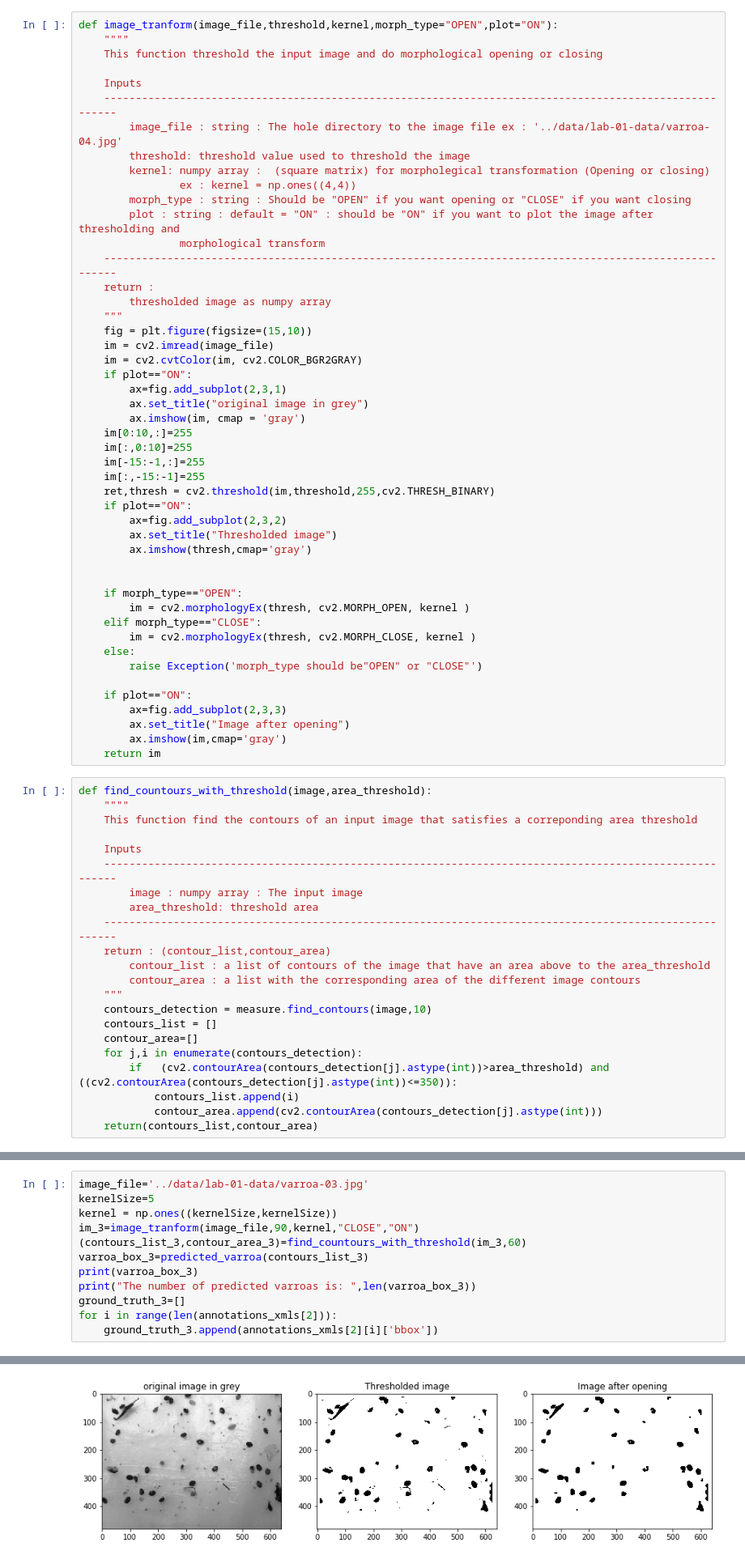
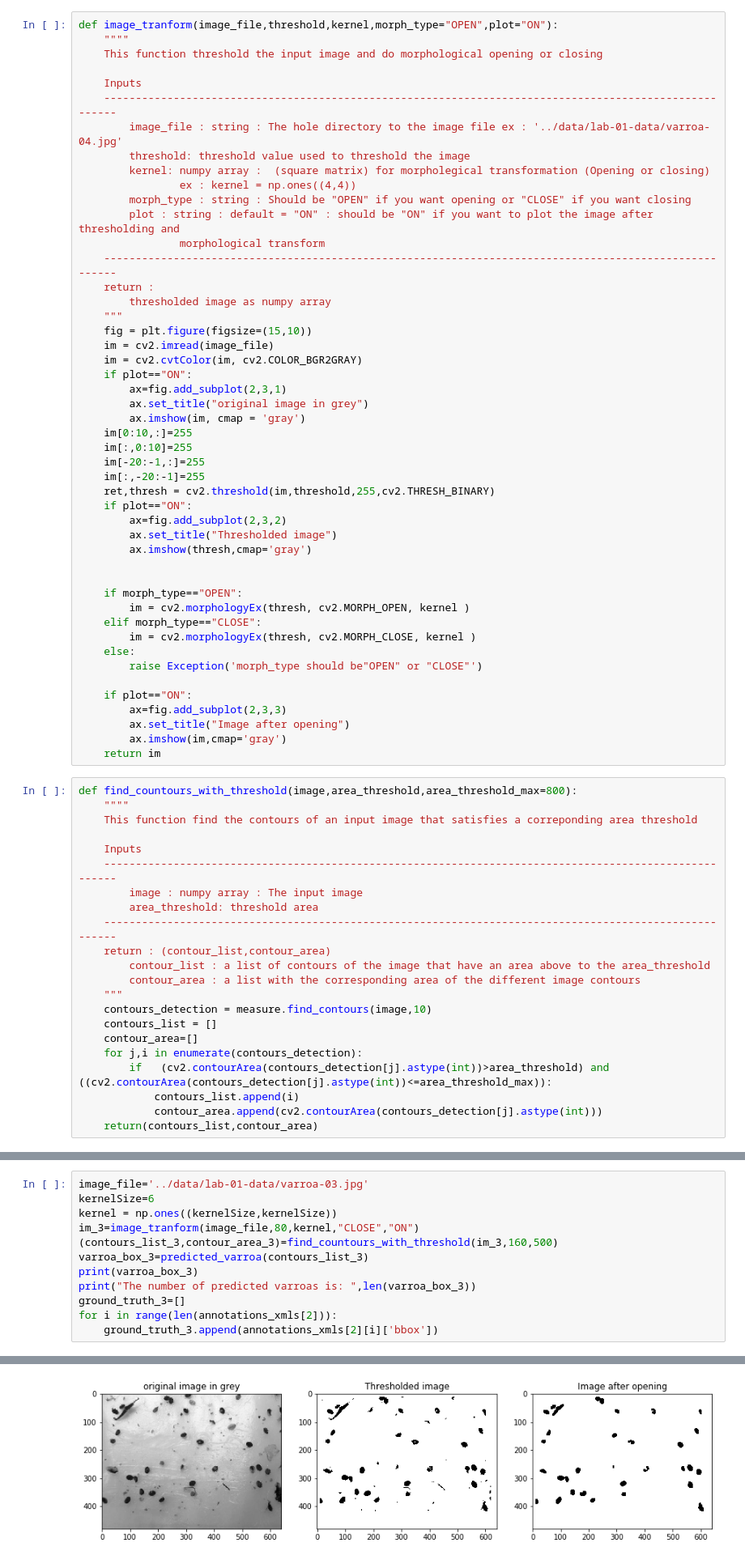
Before and after one commit to mfendri2/ImageAnalysisEPFL, a Jupyter notebook: Lab1_Image_seg/lab_01_segmentation.ipynb, the cells around one changed output, grey strips where cells are left out. Shown at 81% size. Drawn from its saved outputs; the diff is of its cells as text.

```diff
--- a/Lab1_Image_seg/lab_01_segmentation.ipynb
+++ b/Lab1_Image_seg/lab_01_segmentation.ipynb
@@ -391,8 +391,8 @@ def image_tranform(image_file,threshold,kernel,morph_type="OPEN",plot="ON"):
         ax.imshow(im, cmap = 'gray')
     im[0:10,:]=255
     im[:,0:10]=255
-    im[-15:-1,:]=255
-    im[:,-15:-1]=255
+    im[-20:-1,:]=255
+    im[:,-20:-1]=255
     ret,thresh = cv2.threshold(im,threshold,255,cv2.THRESH_BINARY)
     if plot=="ON":
         ax=fig.add_subplot(2,3,2)
@@ -413,7 +413,7 @@ def image_tranform(image_file,threshold,kernel,morph_type="OPEN",plot="ON"):
         ax.imshow(im,cmap='gray')
     return im
 # %%
-def find_countours_with_threshold(image,area_threshold):
+def find_countours_with_threshold(image,area_threshold,area_threshold_max=800):
     """"
     This function find the contours of an input image that satisfies a correponding area threshold
 
@@ -430,7 +430,7 @@ def find_countours_with_threshold(image,area_threshold):
     contours_list = []
     contour_area=[]
     for j,i in enumerate(contours_detection):
-        if   (cv2.contourArea(contours_detection[j].astype(int))>area_threshold) and ((cv2.contourArea(contours_detection[j].astype(int))<=350)):
+        if   (cv2.contourArea(contours_detection[j].astype(int))>area_threshold) and ((cv2.contourArea(contours_detection[j].astype(int))<=area_threshold_max)):
             contours_list.append(i)
             contour_area.append(cv2.contourArea(contours_detection[j].astype(int)))
     return(contours_list,contour_area)
@@ -550,10 +550,10 @@ plot_predictedVsGround(im_2,ground_truth_2,varroa_box_2)
 #### Third image :
 # %%
 image_file='../data/lab-01-data/varroa-03.jpg'
-kernelSize=5
+kernelSize=6
 kernel = np.ones((kernelSize,kernelSize))
-im_3=image_tranform(image_file,90,kernel,"CLOSE","ON")
-(contours_list_3,contour_area_3)=find_countours_with_threshold(im_3,60)
+im_3=image_tranform(image_file,80,kernel,"CLOSE","ON")
+(contours_list_3,contour_area_3)=find_countours_with_threshold(im_3,160,500)
 varroa_box_3=predicted_varroa(contours_list_3)
 print(varroa_box_3)
 print("The number of predicted varroas is: ",len(varroa_box_3))
@@ -566,4 +566,4 @@ The number of predicted varroas is:  24
-[figure, old version]
+[figure, new version]
 # %%
 plot_predictedVsGround(im_3,ground_truth_3,varroa_box_3)
 # %% [output]
```
Also changed, not shown: parts of 16 cells of this notebook.
